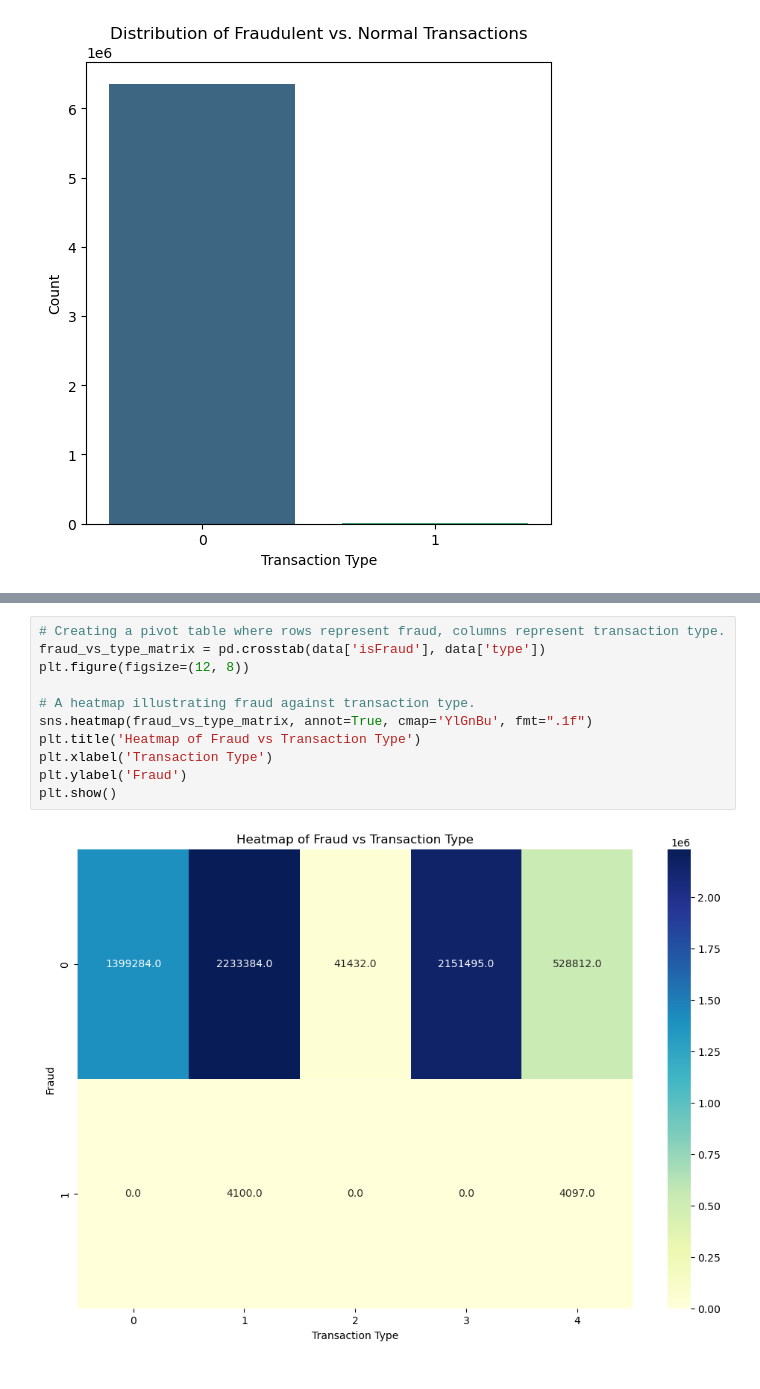
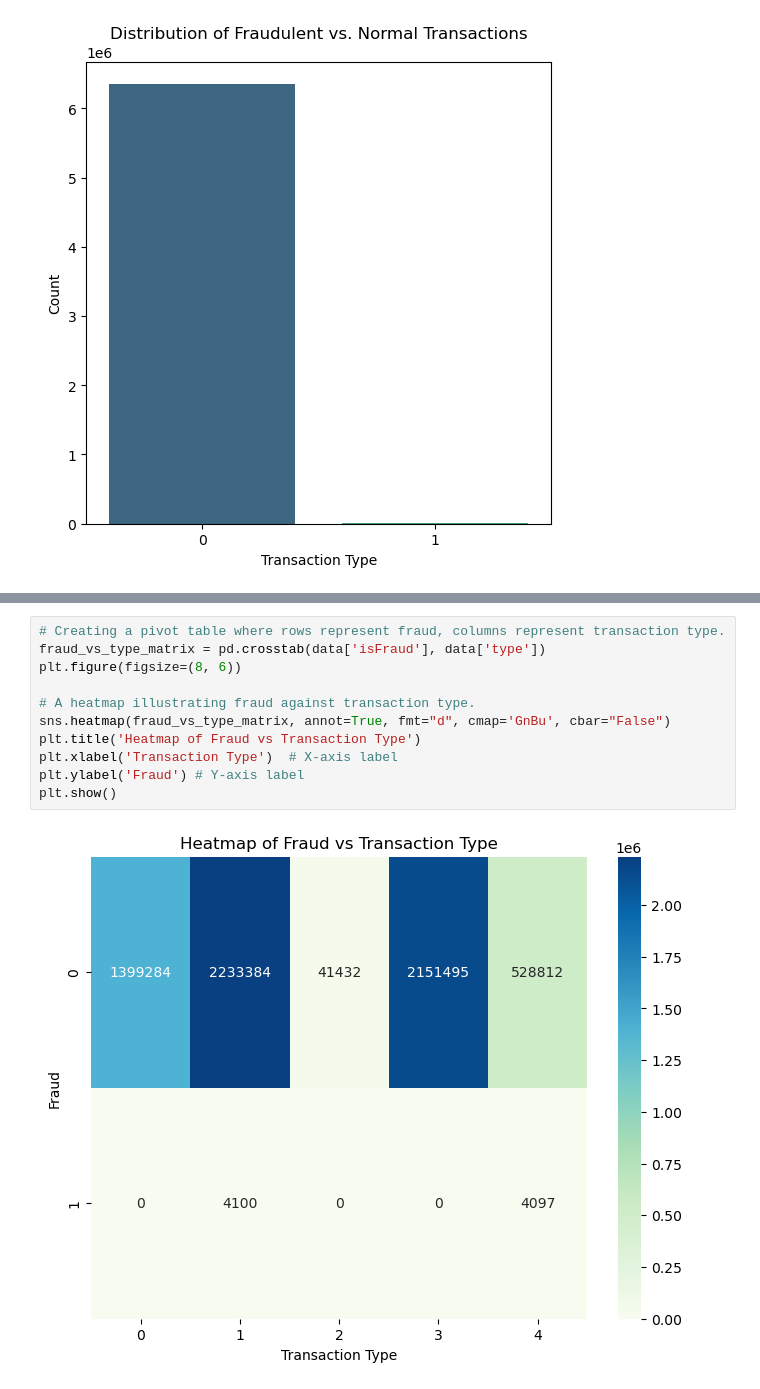
Before and after one commit to Rnamrata/credit-card-fraud-analysis, a Jupyter notebook: credit_card_fraud_analysis.ipynb, the cells around one changed output, grey strips where cells are left out. Drawn from its saved outputs; the diff is of its cells as text.

```diff
--- a/credit_card_fraud_analysis.ipynb
+++ b/credit_card_fraud_analysis.ipynb
@@ -222,13 +219,13 @@ Name: count, dtype: int64
 # %%
 # Creating a pivot table where rows represent fraud, columns represent transaction type.
 fraud_vs_type_matrix = pd.crosstab(data['isFraud'], data['type'])
-plt.figure(figsize=(12, 8))
+plt.figure(figsize=(8, 6))
 
 # A heatmap illustrating fraud against transaction type.
-sns.heatmap(fraud_vs_type_matrix, annot=True, cmap='YlGnBu', fmt=".1f")
+sns.heatmap(fraud_vs_type_matrix, annot=True, fmt="d", cmap='GnBu', cbar="False")
 plt.title('Heatmap of Fraud vs Transaction Type')
-plt.xlabel('Transaction Type')
-plt.ylabel('Fraud')
+plt.xlabel('Transaction Type')  # X-axis label
+plt.ylabel('Fraud') # Y-axis label
 plt.show()
 # %% [output]
-[figure, old version]
+[figure, new version]
```
Also changed, not shown: parts of 30 cells of this notebook.
